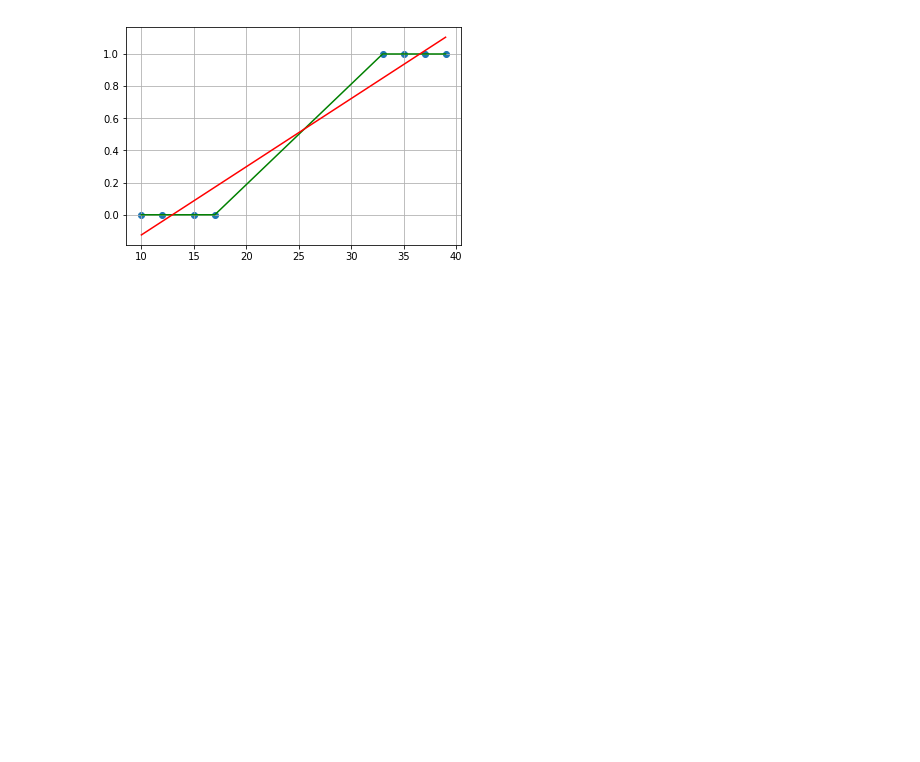
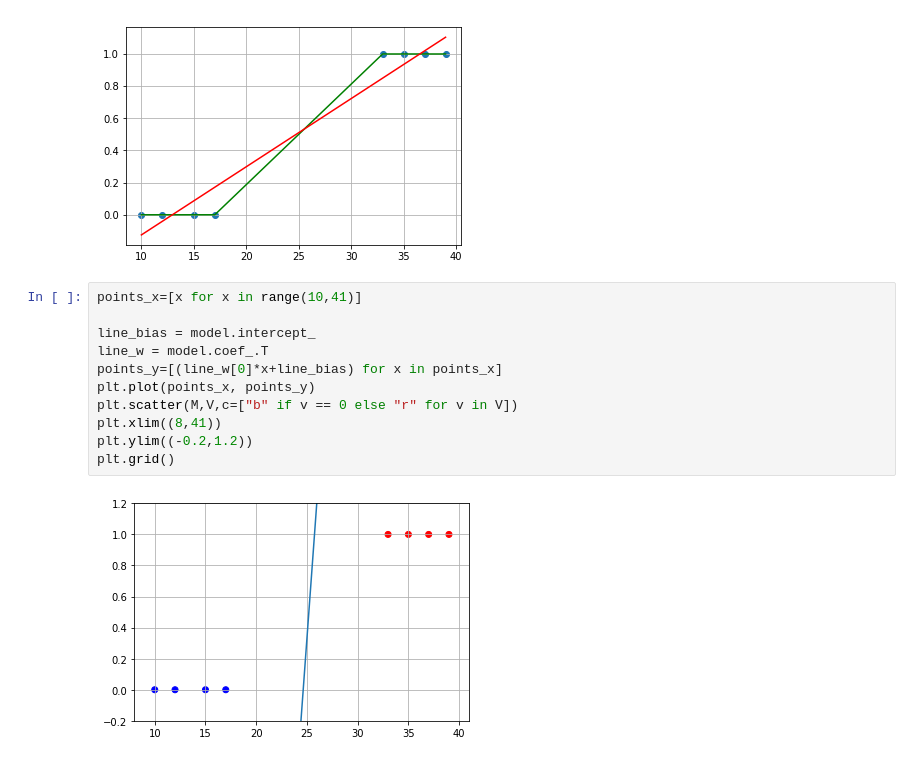
Before and after one commit to InsightLab/imersao-ciencia-de-dados, a Jupyter notebook: 2019/04-Modelos_Lineares/Modelos Lineares.ipynb, the cells around one changed output. Saved outputs shown, nothing was run; the diff lists cells and outputs as text; blank space fills up the shorter version.

```diff
--- a/2019/04-Modelos_Lineares/Modelos Lineares.ipynb
+++ b/2019/04-Modelos_Lineares/Modelos Lineares.ipynb
@@ -186,3 +186,16 @@ plt.plot(M,y_predicted_linear, c='r')
 # %% [output]
 [<matplotlib.lines.Line2D at 0x...>]
 [figure]
+# %%
+points_x=[x for x in range(10,41)]
+
+line_bias = model.intercept_
+line_w = model.coef_.T
+points_y=[(line_w[0]*x+line_bias) for x in points_x]
+plt.plot(points_x, points_y)
+plt.scatter(M,V,c=["b" if v == 0 else "r" for v in V])
+plt.xlim((8,41))
+plt.ylim((-0.2,1.2))
+plt.grid()
+# %% [output]
+[figure, added]
```
Also changed, not shown: parts of 3 cells of this notebook.
